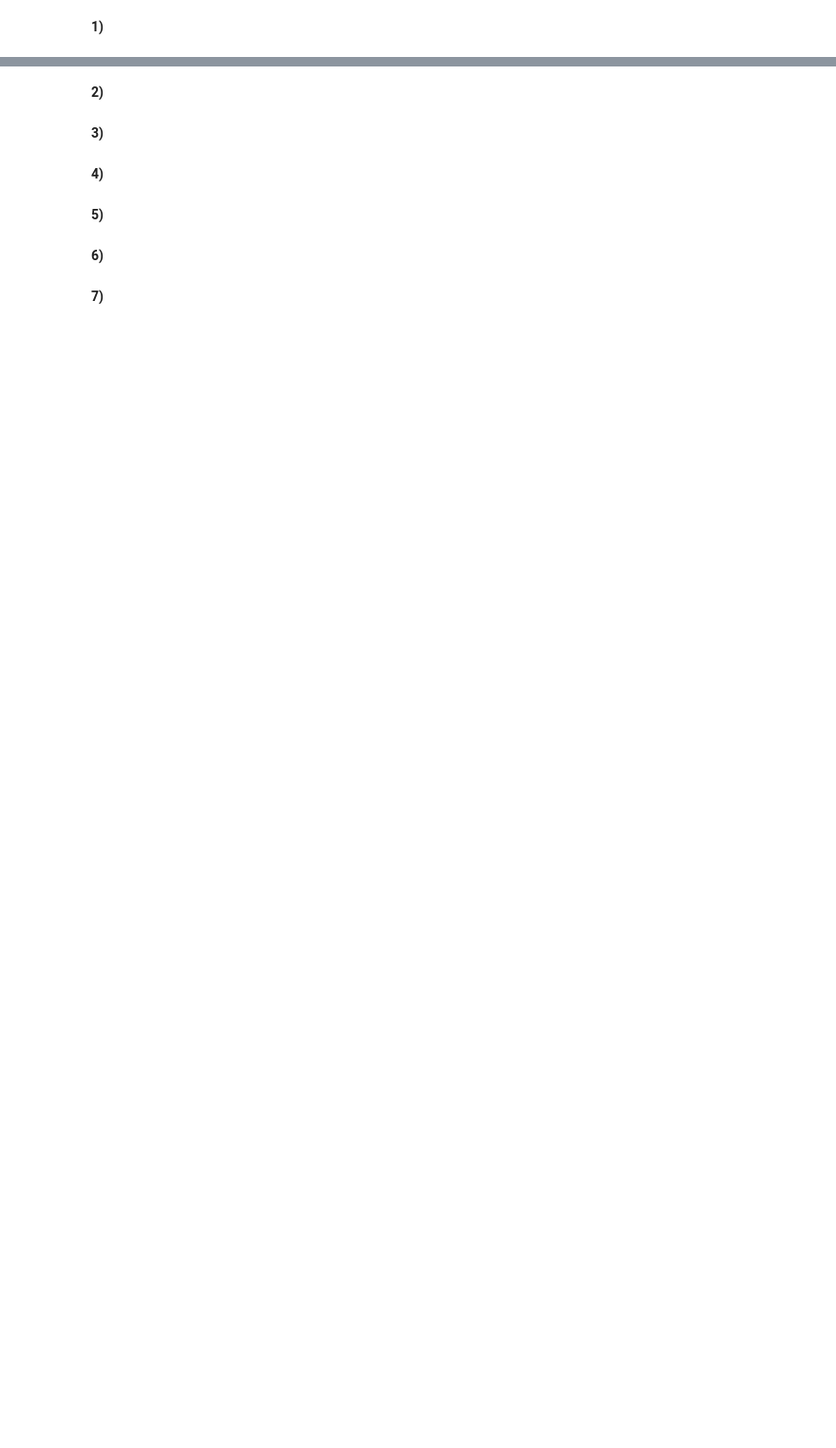
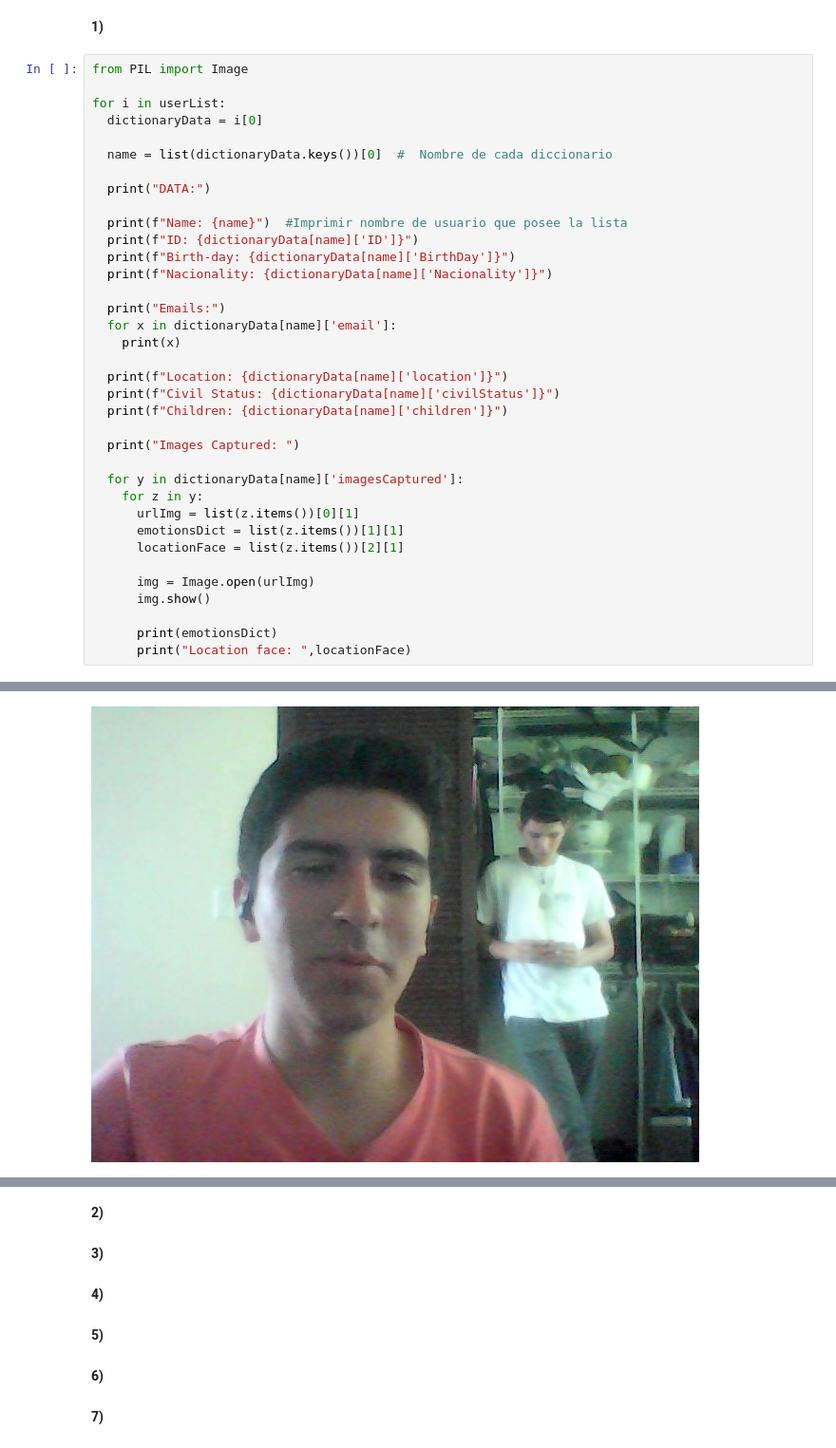
Before and after one commit to nahum0804/TallerDeProgramacion-Project, a Jupyter notebook: Reconocer_rostros_Dylan_y_Nahum.ipynb, the cells around one changed output, grey strips where cells are left out. Shown at 95% size. Cells and saved outputs as stored; diff of their text form; blank space fills up the shorter version.

Commit message:
First item - 1/2

```diff
--- a/Reconocer_rostros_Dylan_y_Nahum.ipynb
+++ b/Reconocer_rostros_Dylan_y_Nahum.ipynb
@@ -549,2 +550,39 @@ Ingrese su nombre antes de comenzar la entrevista: Lionel Messi
 # %% [markdown]
 **1)**
+# %%
+from PIL import Image
+
+for i in userList:
+  dictionaryData = i[0]
+
+  name = list(dictionaryData.keys())[0]  #  Nombre de cada diccionario
+
+  print("DATA:")
+
+  print(f"Name: {name}")  #Imprimir nombre de usuario que posee la lista
+  print(f"ID: {dictionaryData[name]['ID']}")
+  print(f"Birth-day: {dictionaryData[name]['BirthDay']}")
+  print(f"Nacionality: {dictionaryData[name]['Nacionality']}")
+
+  print("Emails:")
+  for x in dictionaryData[name]['email']:
+    print(x)
+
+  print(f"Location: {dictionaryData[name]['location']}")
+  print(f"Civil Status: {dictionaryData[name]['civilStatus']}")
+  print(f"Children: {dictionaryData[name]['children']}")
+
+  print("Images Captured: ")
+
+  for y in dictionaryData[name]['imagesCaptured']:
+    for z in y:
+      urlImg = list(z.items())[0][1]
+      emotionsDict = list(z.items())[1][1]
+      locationFace = list(z.items())[2][1]
+
+      img = Image.open(urlImg)
+      img.show()
+
+      print(emotionsDict)
+      print("Location face: ",locationFace)
+# %% [output]
@@ -550,0 +601 @@ Ingrese su nombre antes de comenzar la entrevista: Lionel Messi
+[figure, added]
```
Also changed, not shown: parts of 4 cells of this notebook.
